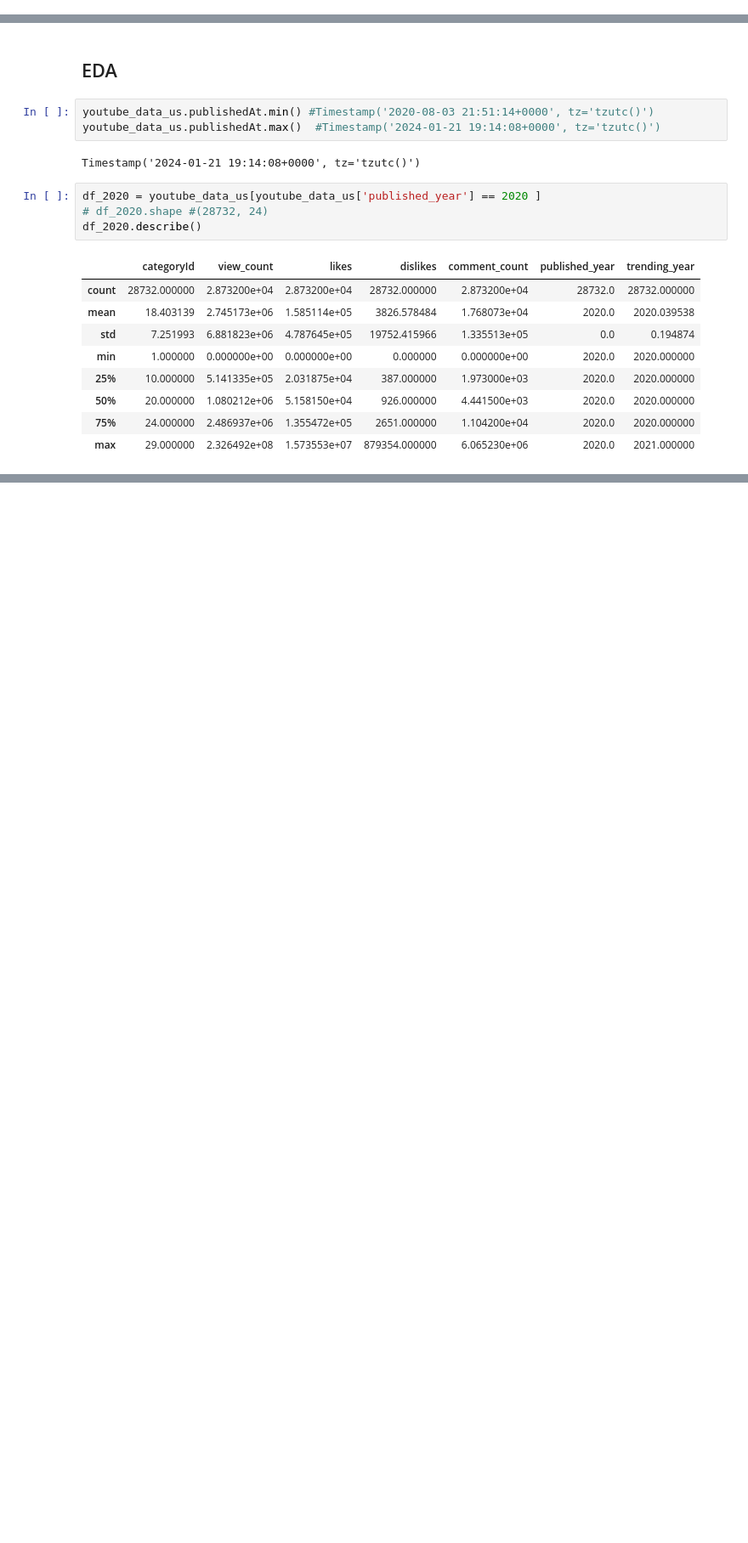
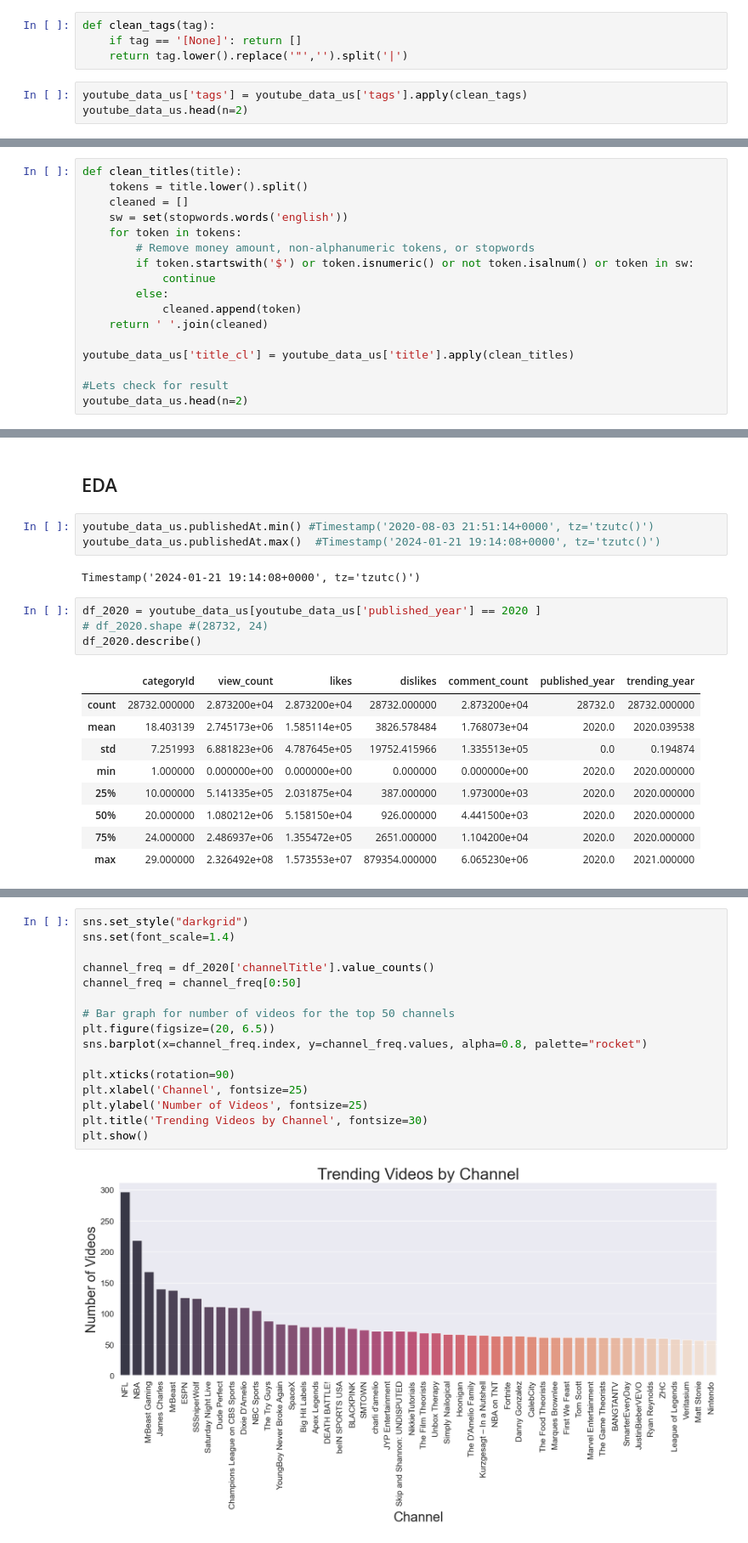
Before and after one commit to lewah/mangosplit, a Jupyter notebook: YOUTUBE/youtube_analysis.ipynb, the cells around one changed output, grey strips where cells are left out. Shown at 85% size. Cells and saved outputs as stored; diff of their text form; blank space fills up the shorter version.

```diff
--- a/YOUTUBE/youtube_analysis.ipynb
+++ b/YOUTUBE/youtube_analysis.ipynb
@@ -162,0 +167,7 @@ array([22, 20, 24, 10, 26, 27, 23, 28,  1, 25, 17, 19, 15,  2, 29])
+# %%
+def clean_tags(tag):
+    if tag == '[None]': return []
+    return tag.lower().replace('"','').split('|')
+# %%
+youtube_data_us['tags'] = youtube_data_us['tags'].apply(clean_tags)
+youtube_data_us.head(n=2)
@@ -162,0 +192,17 @@ array([22, 20, 24, 10, 26, 27, 23, 28,  1, 25, 17, 19, 15,  2, 29])
+# %%
+def clean_titles(title):
+    tokens = title.lower().split()
+    cleaned = []
+    sw = set(stopwords.words('english'))
+    for token in tokens:
+        # Remove money amount, non-alphanumeric tokens, or stopwords
+        if token.startswith('$') or token.isnumeric() or not token.isalnum() or token in sw:
+            continue
+        else:
+            cleaned.append(token)
+    return ' '.join(cleaned)
+
+youtube_data_us['title_cl'] = youtube_data_us['title'].apply(clean_titles)
+
+#Lets check for result
+youtube_data_us.head(n=2)
@@ -189,0 +303,18 @@ viewsdf = df_2020[df_2020['view_count'] >= 2000000]
+# %%
+sns.set_style("darkgrid")
+sns.set(font_scale=1.4)
+
+channel_freq = df_2020['channelTitle'].value_counts()
+channel_freq = channel_freq[0:50]
+
+# Bar graph for number of videos for the top 50 channels
+plt.figure(figsize=(20, 6.5))
+sns.barplot(x=channel_freq.index, y=channel_freq.values, alpha=0.8, palette="rocket")
+
+plt.xticks(rotation=90)
+plt.xlabel('Channel', fontsize=25)
+plt.ylabel('Number of Videos', fontsize=25)
+plt.title('Trending Videos by Channel', fontsize=30)
+plt.show()
+# %% [output]
+[figure, added]
```
Also changed, not shown: parts of 27 cells of this notebook, 1 other file.
